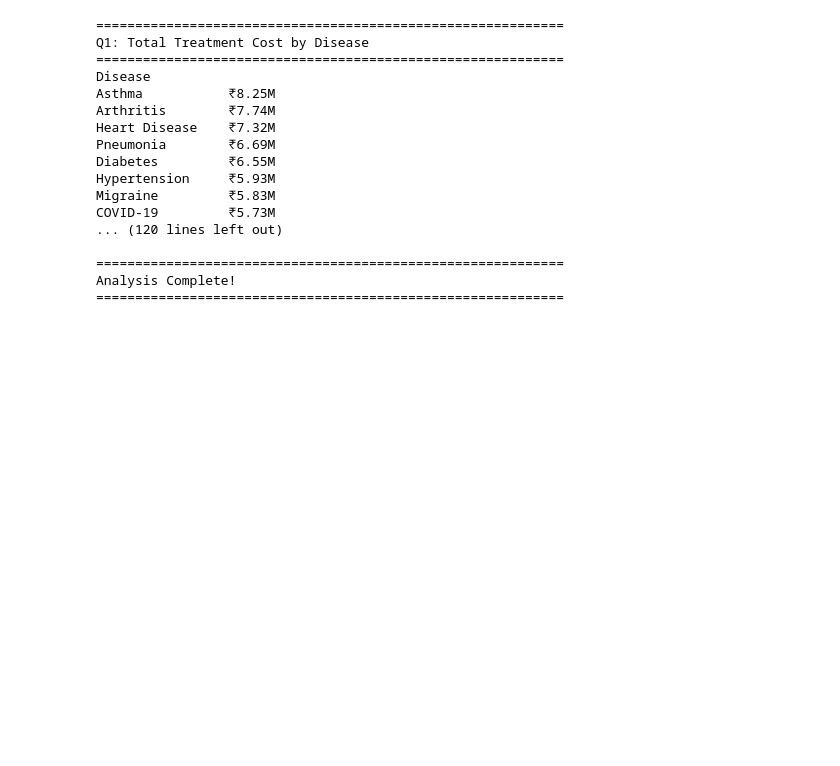
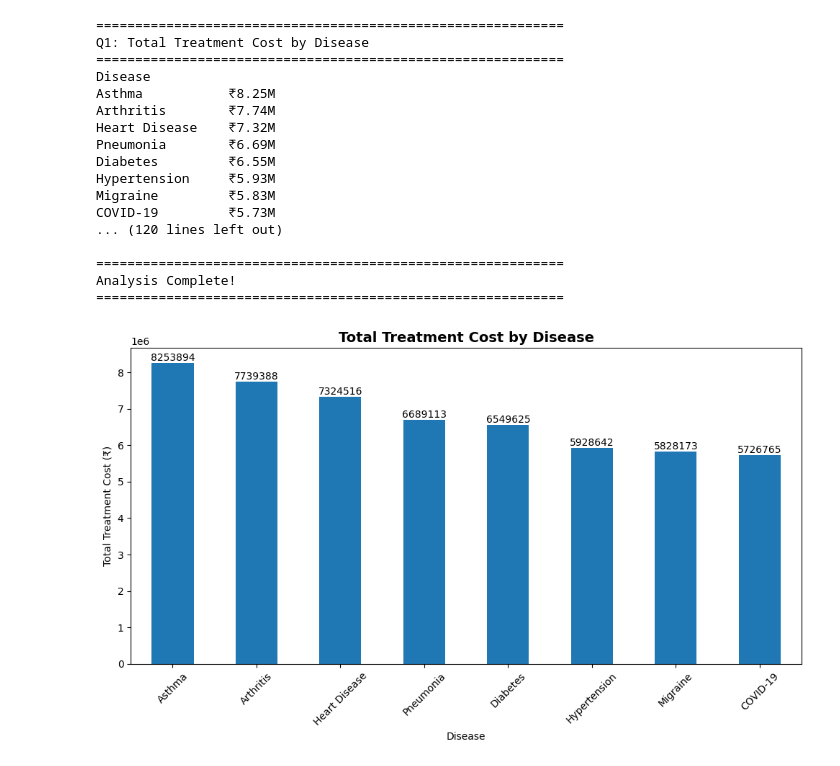
Before and after one commit to neoaitech/Data-Analytics-Selction-Assessment, a Jupyter notebook: Healthcare Analysis.ipynb, the cells around one changed output. Drawn from its saved outputs; the diff is of its cells as text; code cells hidden in the pictures; blank space fills up the shorter version.

Commit message:
Completed Data Analytics Assessment with visualizations

```diff
--- a/Healthcare Analysis.ipynb
+++ b/Healthcare Analysis.ipynb
@@ -125,3 +125,19 @@ COVID-19         ₹5.73M
 ============================================================
 Analysis Complete!
 ============================================================
+# %%
+plt.figure(figsize=(10,6))
+ax = q1.plot(kind='bar')
+
+plt.title('Total Treatment Cost by Disease', fontsize=14, fontweight='bold')
+plt.xlabel('Disease')
+plt.ylabel('Total Treatment Cost (₹)')
+plt.xticks(rotation=45)
+
+for container in ax.containers:
+    ax.bar_label(container, fmt='%.0f')
+
+plt.tight_layout()
+plt.show()
+# %% [output]
+[figure, added]
```
Also changed, not shown: parts of 6 cells of this notebook, 1 other file.
